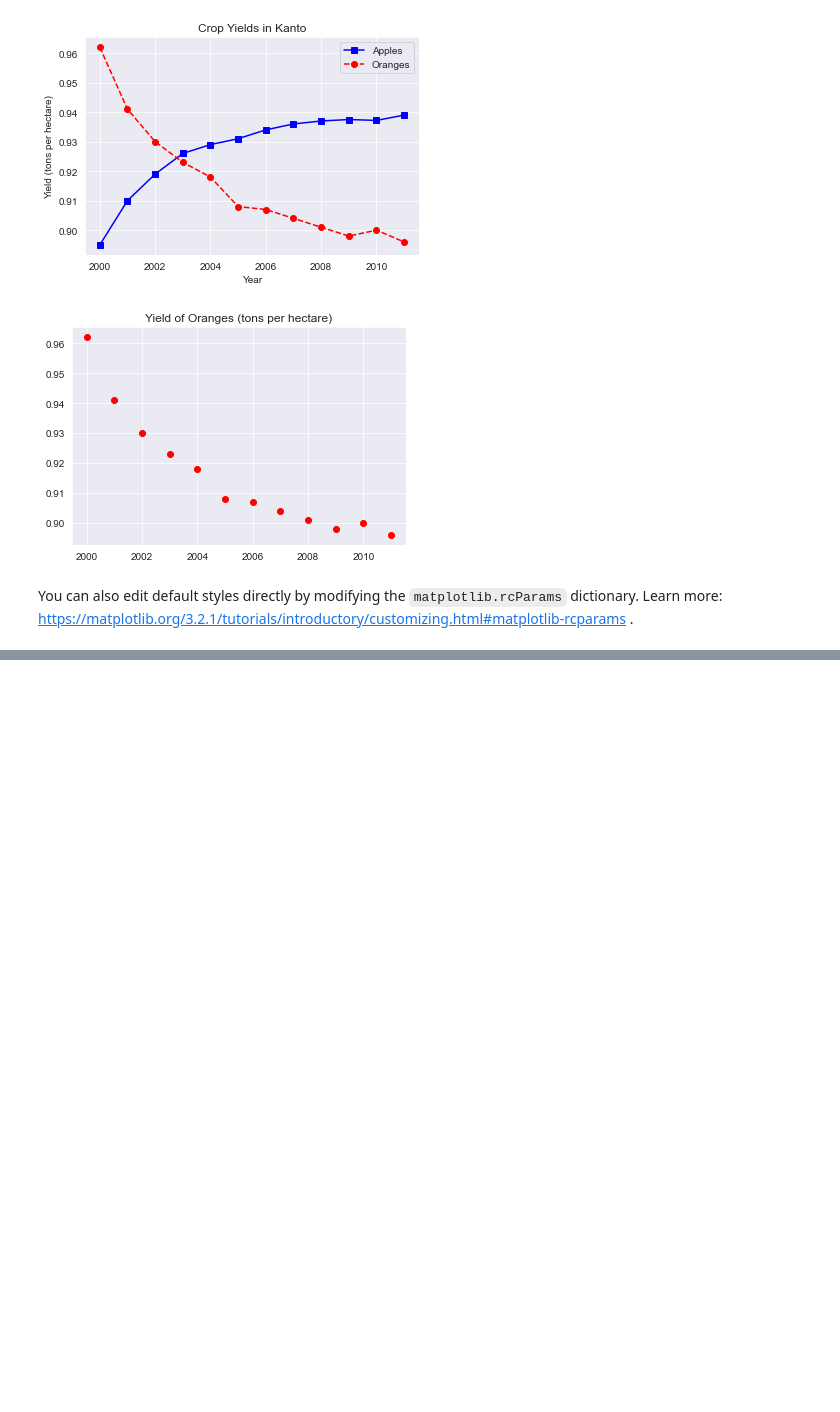
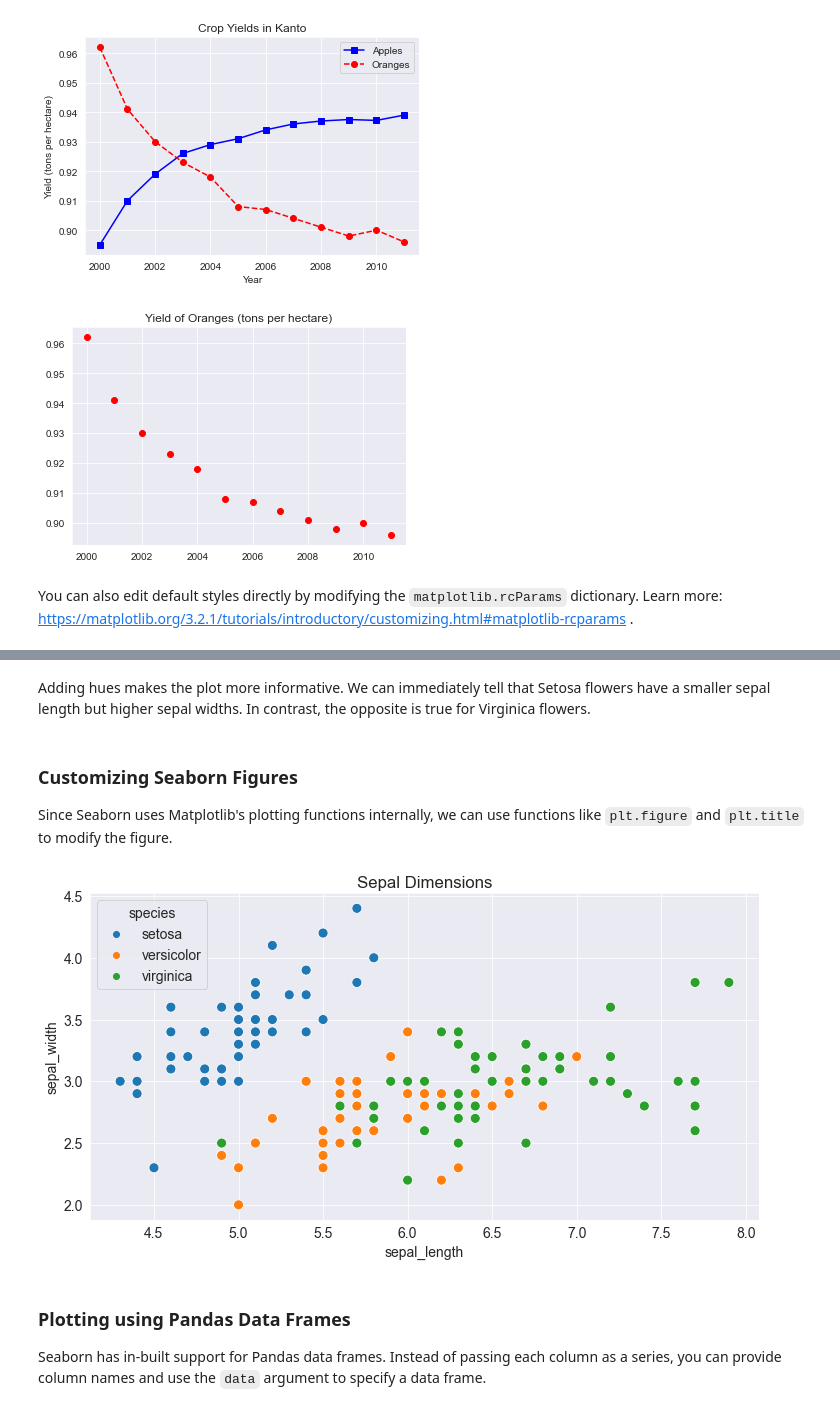
Before and after one commit to AnirbanSaha-Aiub/Python, a Jupyter notebook: Data Analysis with Python Zero to Pandas/python-matplotlib-data-visualization.ipynb, the cells around one changed output, grey strips where cells are left out. Drawn from its saved outputs; the diff is of its cells as text; code cells hidden in the pictures; blank space fills up the shorter version.

```diff
--- a/Data Analysis with Python Zero to Pandas/python-matplotlib-data-visualization.ipynb
+++ b/Data Analysis with Python Zero to Pandas/python-matplotlib-data-visualization.ipynb
@@ -227,0 +278,20 @@ jovian.commit(project='python-matplotlib-data-visualization')
+# %% [markdown]
+Adding hues makes the plot more informative. We can immediately tell that Setosa flowers have a smaller sepal length but higher sepal widths. In contrast, the opposite is true for Virginica flowers.
+# %% [markdown]
+### Customizing Seaborn Figures
+
+Since Seaborn uses Matplotlib's plotting functions internally, we can use functions like `plt.figure` and `plt.title` to modify the figure.
+# %%
+plt.figure(figsize=(12, 6))
+plt.title('Sepal Dimensions')
+
+sns.scatterplot(x=flowers_df.sepal_length,
+                y=flowers_df.sepal_width,
+                hue=flowers_df.species,
+                s=100);
+# %% [output]
+[figure, added]
+# %% [markdown]
+### Plotting using Pandas Data Frames
+
+Seaborn has in-built support for Pandas data frames. Instead of passing each column as a series, you can provide column names and use the `data` argument to specify a data frame.
```
Also changed, not shown: parts of 67 cells of this notebook, 1 other file.
